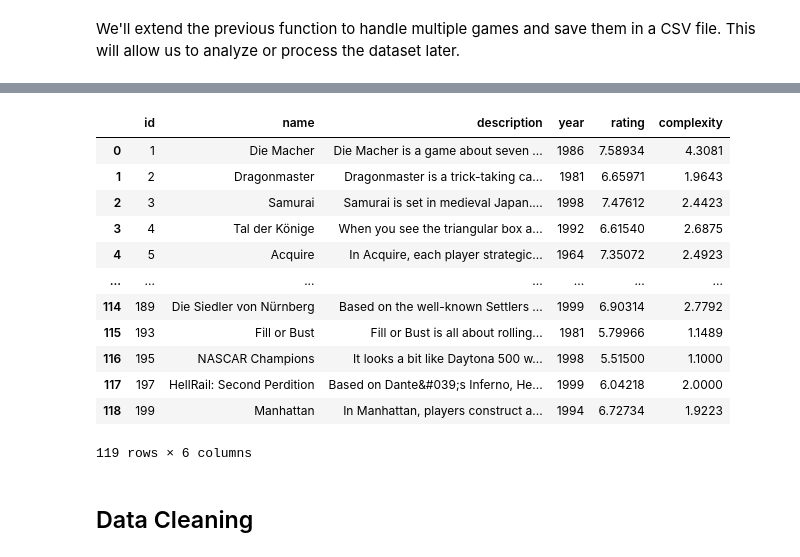
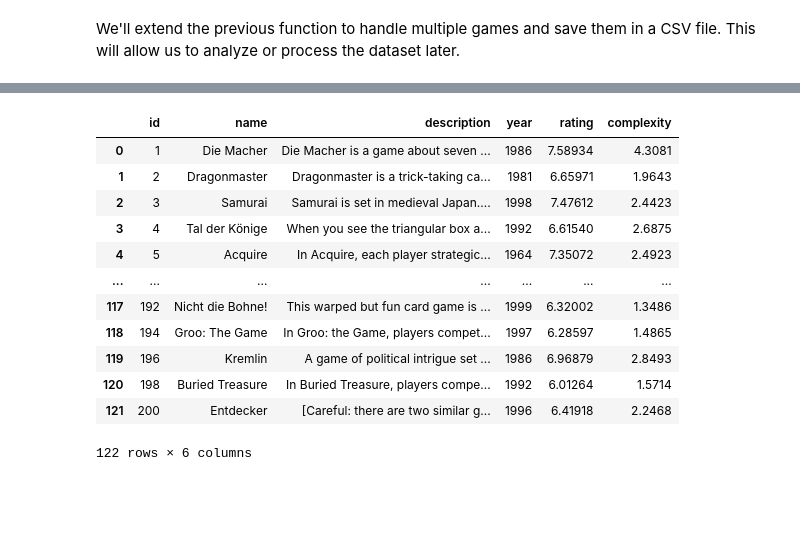
Before and after one commit to alexgaarciia/MLApps_BoardGames, a Jupyter notebook: mlapps_data_preparation.ipynb, the cells around one changed output, grey strips where cells are left out. Drawn from its saved outputs; the diff is of its cells as text; code cells hidden in the pictures; blank space fills up the shorter version.

```diff
--- a/mlapps_data_preparation.ipynb
+++ b/mlapps_data_preparation.ipynb
@@ -143,21 +142,19 @@ Failed to fetch ID 200
 # Save top 100 games (we only get 50)
 # save_top_games_to_csv("top_boardgames.csv", num_games=100) # CAMBIAR NÚMERO FINAL DE GAMES
 # %%
-df = pd.read_csv("boardgames.csv")
+df = pd.read_csv("boardgames.csv", sep=";")
 df
 # %% [output]
 |  | id | name | description | year | rating | complexity |
 | 0 | 1 | Die Macher | Die Macher is a game about seven ... | 1986 | 7.58934 | 4.3081 |
 | 1 | 2 | Dragonmaster | Dragonmaster is a trick-taking ca... | 1981 | 6.65971 | 1.9643 |
 | 2 | 3 | Samurai | Samurai is set in medieval Japan.... | 1998 | 7.47612 | 2.4423 |
 | 3 | 4 | Tal der Könige | When you see the triangular box a... | 1992 | 6.61540 | 2.6875 |
 | 4 | 5 | Acquire | In Acquire, each player strategic... | 1964 | 7.35072 | 2.4923 |
 | ... | ... | ... | ... | ... | ... | ... |
-| 114 | 189 | Die Siedler von Nürnberg | Based on the well-known Settlers ... | 1999 | 6.90314 | 2.7792 |
-| 115 | 193 | Fill or Bust | Fill or Bust is all about rolling... | 1981 | 5.79966 | 1.1489 |
-| 116 | 195 | NASCAR Champions | It looks a bit like Daytona 500 w... | 1998 | 5.51500 | 1.1000 |
-| 117 | 197 | HellRail: Second Perdition | Based on Dante&#039;s Inferno, He... | 1999 | 6.04218 | 2.0000 |
-| 118 | 199 | Manhattan | In Manhattan, players construct a... | 1994 | 6.72734 | 1.9223 |
+| 117 | 192 | Nicht die Bohne! | This warped but fun card game is ... | 1999 | 6.32002 | 1.3486 |
+| 118 | 194 | Groo: The Game | In Groo: the Game, players compet... | 1997 | 6.28597 | 1.4865 |
+| 119 | 196 | Kremlin | A game of political intrigue set ... | 1986 | 6.96879 | 2.8493 |
+| 120 | 198 | Buried Treasure | In Buried Treasure, players compe... | 1992 | 6.01264 | 1.5714 |
+| 121 | 200 | Entdecker | [Careful: there are two similar g... | 1996 | 6.41918 | 2.2468 |
-119 rows × 6 columns
+122 rows × 6 columns
-# %% [markdown]
-## Data Cleaning
```
Also changed, not shown: parts of 9 cells of this notebook, 2 other files.
